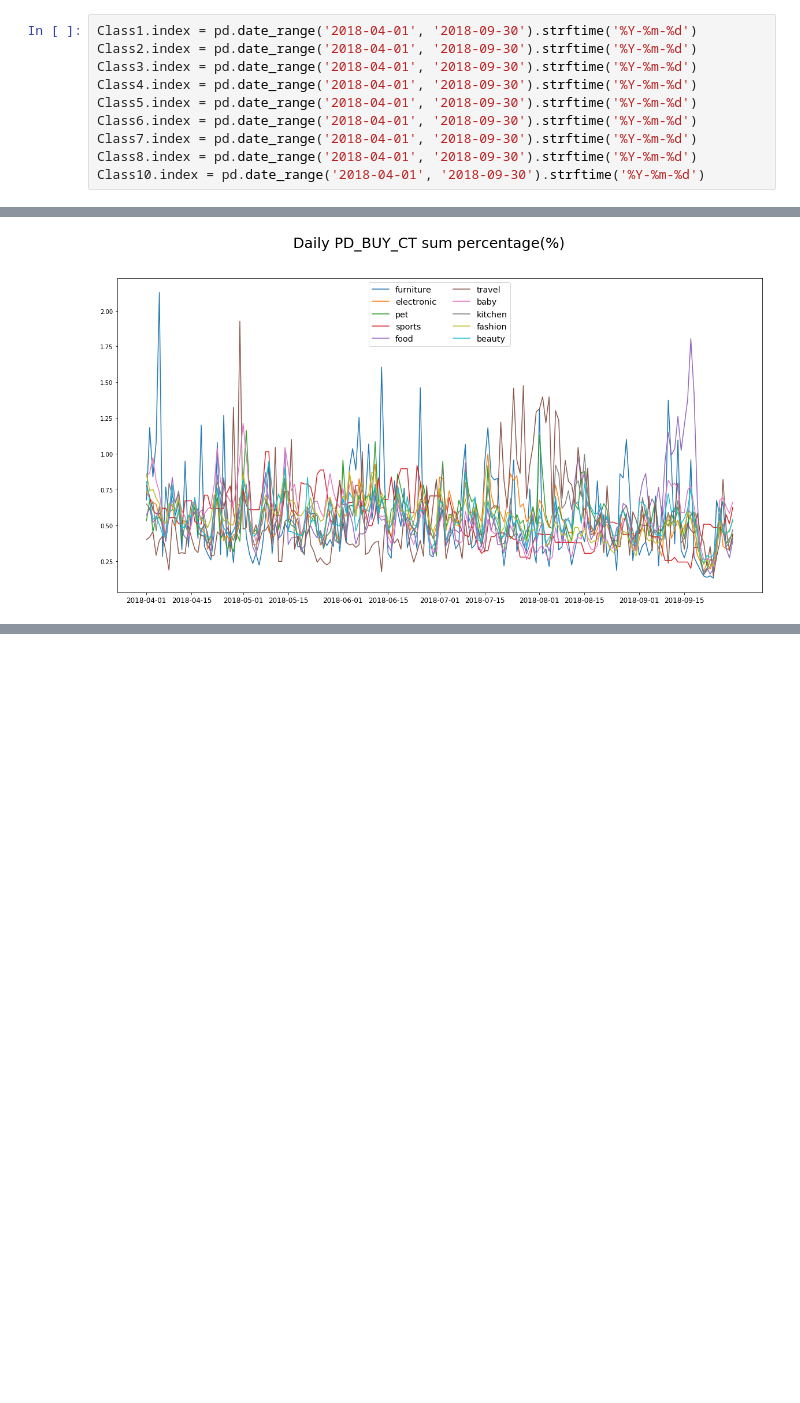
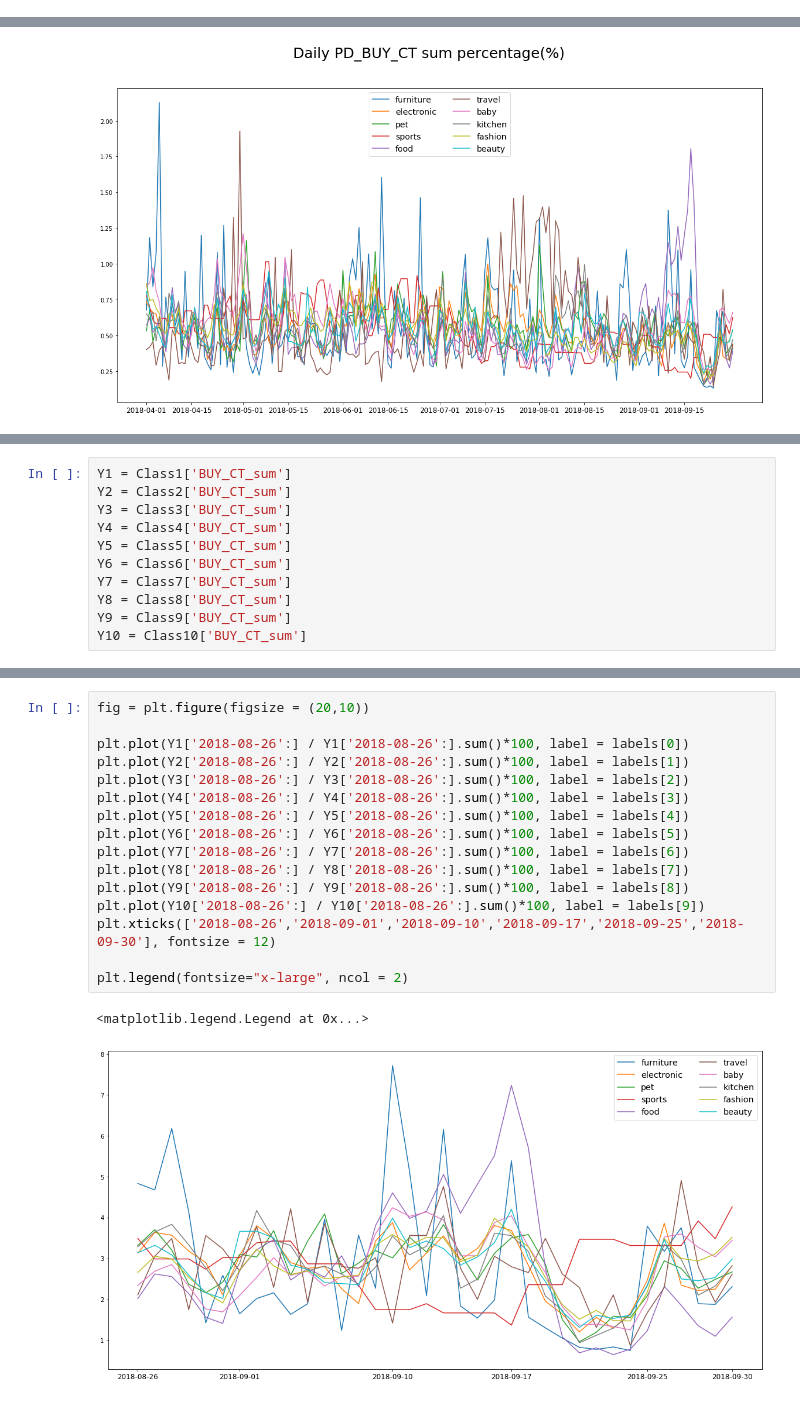
Before and after one commit to miniii222/-5th-L.point_bigdata_competiton, a Jupyter notebook: modeling/trend_prediction_total.ipynb, the cells around one changed output, grey strips where cells are left out. Cells and saved outputs as stored; diff of their text form; blank space fills up the shorter version.

```diff
--- a/modeling/trend_prediction_total.ipynb
+++ b/modeling/trend_prediction_total.ipynb
@@ -129,16 +146,6 @@ Class10.head()
 import matplotlib.pyplot as plt
 # %%
 labels = ['furniture','electronic','pet','sports','food','travel','baby','kitchen','fashion','beauty']
-# %%
-Class1.index = pd.date_range('2018-04-01', '2018-09-30').strftime('%Y-%m-%d')
-Class2.index = pd.date_range('2018-04-01', '2018-09-30').strftime('%Y-%m-%d')
-Class3.index = pd.date_range('2018-04-01', '2018-09-30').strftime('%Y-%m-%d')
-Class4.index = pd.date_range('2018-04-01', '2018-09-30').strftime('%Y-%m-%d')
-Class5.index = pd.date_range('2018-04-01', '2018-09-30').strftime('%Y-%m-%d')
-Class6.index = pd.date_range('2018-04-01', '2018-09-30').strftime('%Y-%m-%d')
-Class7.index = pd.date_range('2018-04-01', '2018-09-30').strftime('%Y-%m-%d')
-Class8.index = pd.date_range('2018-04-01', '2018-09-30').strftime('%Y-%m-%d')
-Class10.index = pd.date_range('2018-04-01', '2018-09-30').strftime('%Y-%m-%d')
 # %%
 fig = plt.figure(figsize = (20,10))
 fig.suptitle('Daily PD_BUY_CT sum', fontsize=25)
@@ -183,0 +219,11 @@ plt.legend(fontsize="x-large", ncol = 2)
+# %%
+Y1 = Class1['BUY_CT_sum']
+Y2 = Class2['BUY_CT_sum']
+Y3 = Class3['BUY_CT_sum']
+Y4 = Class4['BUY_CT_sum']
+Y5 = Class5['BUY_CT_sum']
+Y6 = Class6['BUY_CT_sum']
+Y7 = Class7['BUY_CT_sum']
+Y8 = Class8['BUY_CT_sum']
+Y9 = Class9['BUY_CT_sum']
+Y10 = Class10['BUY_CT_sum']
@@ -183,0 +602,19 @@ plt.legend(fontsize="x-large", ncol = 2)
+# %%
+fig = plt.figure(figsize = (20,10))
+
+plt.plot(Y1['2018-08-26':] / Y1['2018-08-26':].sum()*100, label = labels[0])
+plt.plot(Y2['2018-08-26':] / Y2['2018-08-26':].sum()*100, label = labels[1])
+plt.plot(Y3['2018-08-26':] / Y3['2018-08-26':].sum()*100, label = labels[2])
+plt.plot(Y4['2018-08-26':] / Y4['2018-08-26':].sum()*100, label = labels[3])
+plt.plot(Y5['2018-08-26':] / Y5['2018-08-26':].sum()*100, label = labels[4])
+plt.plot(Y6['2018-08-26':] / Y6['2018-08-26':].sum()*100, label = labels[5])
+plt.plot(Y7['2018-08-26':] / Y7['2018-08-26':].sum()*100, label = labels[6])
+plt.plot(Y8['2018-08-26':] / Y8['2018-08-26':].sum()*100, label = labels[7])
+plt.plot(Y9['2018-08-26':] / Y9['2018-08-26':].sum()*100, label = labels[8])
+plt.plot(Y10['2018-08-26':] / Y10['2018-08-26':].sum()*100, label = labels[9])
+plt.xticks(['2018-08-26','2018-09-01','2018-09-10','2018-09-17','2018-09-25','2018-09-30'], fontsize = 12)
+
+plt.legend(fontsize="x-large", ncol = 2)
+# %% [output]
+<matplotlib.legend.Legend at 0x...>
+[figure, added]
```
Also changed, not shown: parts of 43 cells of this notebook.
